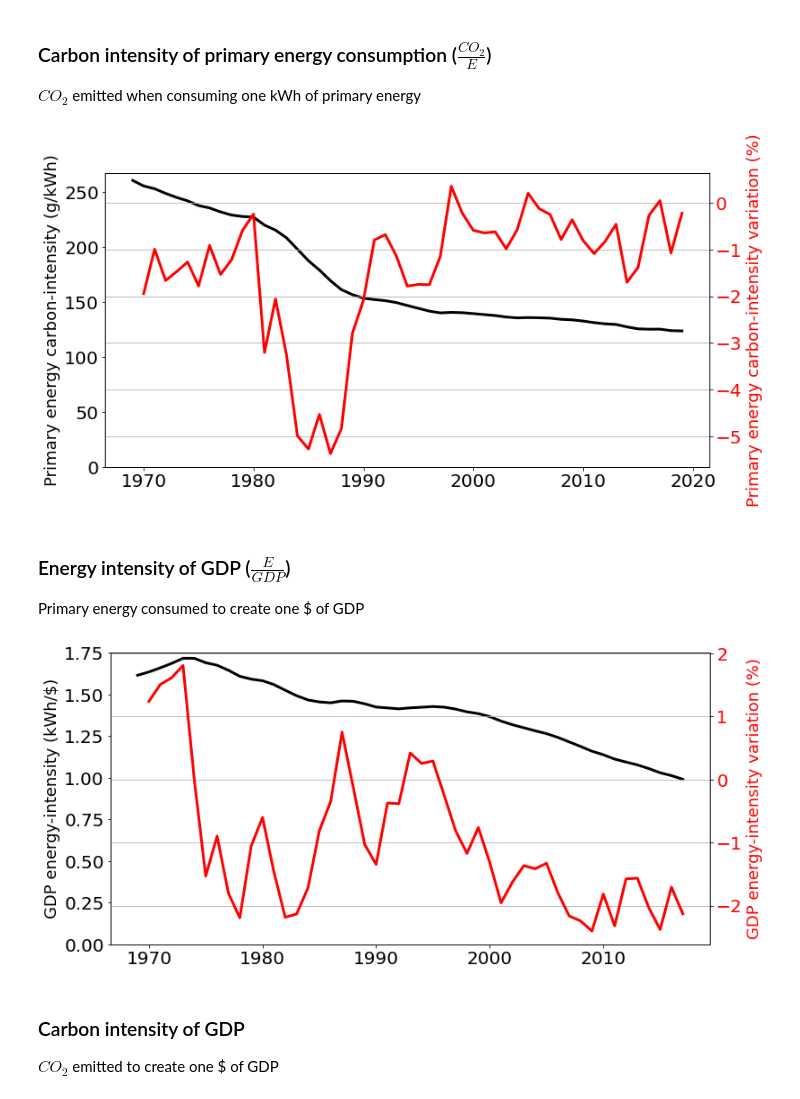
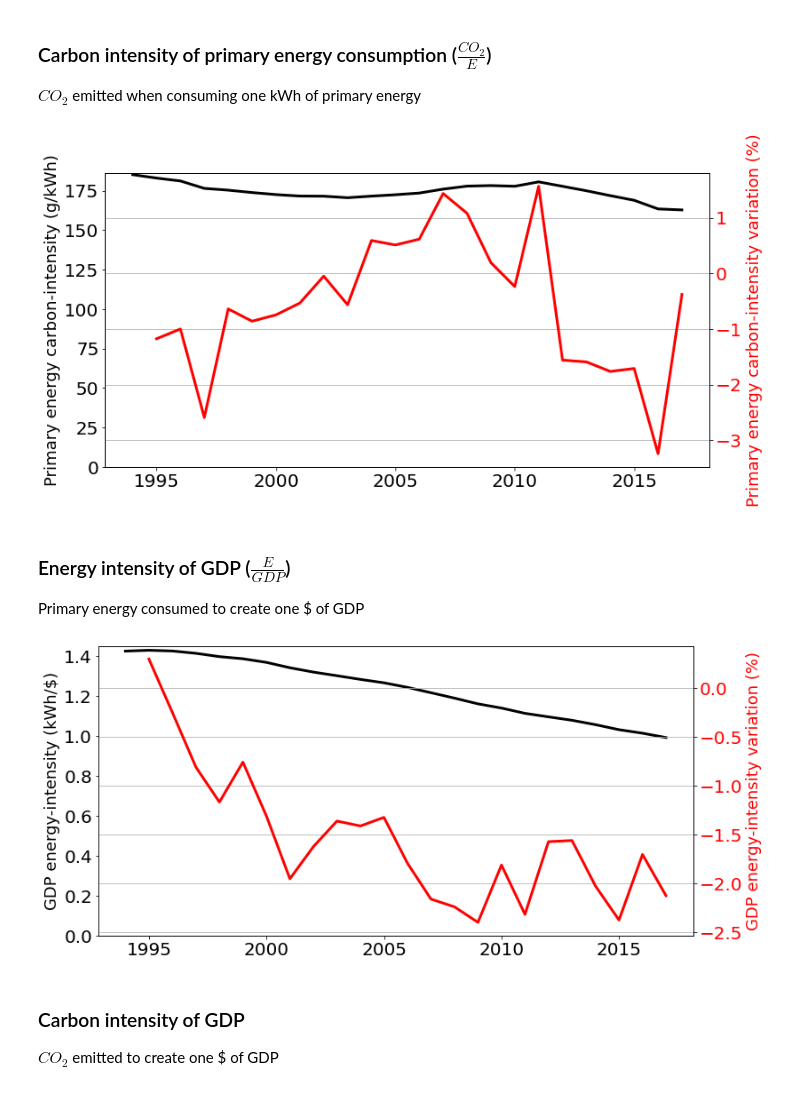
Before and after one commit to thmegy/KayaEquation, a Jupyter notebook: kaya.ipynb, the cells around one changed output. Cells and saved outputs as stored; diff of their text form; code cells hidden in the pictures.

Commit message:
set goal from ipcc data + take imported carbon print into account

```diff
--- a/kaya.ipynb
+++ b/kaya.ipynb
@@ -74,38 +75,50 @@ def plotEvolution(df1, df2, var, unit, var_nom, var_denom, rolling_period=5, goa
 ## Data preparation
 # %%
 df_co2 = pd.read_csv('input/annual-co2-emissions-per-country.csv')
+df_co2_trade = pd.read_csv('input/imported-or-exported-co-emissions-per-capita.csv')
 df_e = pd.read_csv('input/primary-energy-cons.csv')
 df_pop = pd.read_csv('input/population-of-all-world-regions-including-the-un-projection-until-2100.csv')
 df_gdp = pd.read_csv('input/gross-domestic-product.csv')
+# %%
+df_merge = pd.merge(df_co2, df_co2_trade, on=['Entity','Year','Code'])
+df_merge = pd.merge(df_merge, df_pop, on=['Entity','Year','Code'])
+df_merge = pd.merge(df_merge, df_e, on=['Entity','Year','Code'])
+df_merge = pd.merge(df_merge, df_gdp, on=['Entity','Year','Code'])
 # %%
-df_co2['Annual CO2 emissions'] = df_co2['Annual CO2 emissions'] * 10**6 # change unit from t to g
-df_e['Primary energy consumption (kWh)'] = df_e['Primary energy consumption (TWh)'] * 10**9
+# compute co2 print = territorial emissions + imports - exports
+df_merge['Annual CO2 emissions'] = (df_merge['Annual CO2 emissions'] +
+                                    df_merge['Annual CO2 emissions embedded in trade (per capita)'] *
+                                    df_merge['Estimates, 1950 - 2020: Total population by broad age group, both sexes combined (thousands) - Total']
+                                   )
+df_merge['Annual CO2 emissions'] = df_merge['Annual CO2 emissions'] * 10**6 # change unit from t to g
+df_merge['Primary energy consumption (kWh)'] = df_merge['Primary energy consumption (TWh)'] * 10**9
 # %% [markdown]
 ## Data visualisation
 # %%
 country = 'France'
-df_co2_country = selectCountry(df_co2, country)
-df_e_country = selectCountry(df_e, country)
-df_pop_country = selectCountry(df_pop, country)
-df_gdp_country = selectCountry(df_gdp, country)
+df_merge_country = selectCountry(df_merge, country)
+#df_co2_country = selectCountry(df_co2, country)
+#df_e_country = selectCountry(df_e, country)
+#df_pop_country = selectCountry(df_pop, country)
+#df_gdp_country = selectCountry(df_gdp, country)
 # %% [markdown]
 ### Carbon intensity of primary energy consumption ($\frac{CO_2}{E}$)
 
 $CO_2$ emitted when consuming one kWh of primary energy
 # %%
-plotEvolution(df_co2_country, df_e_country, 'Primary energy carbon-intensity',
+plotEvolution(df_merge_country, 'Primary energy carbon-intensity',
              'g/kWh', 'Annual CO2 emissions', 'Primary energy consumption (kWh)')
 # %% [output]
-[figure, old version]
+[figure, new version]
 # %% [markdown]
 ### Energy intensity of GDP ($\frac{E}{GDP}$)
 
 Primary energy consumed to create one $ of GDP
 # %%
-plotEvolution(df_e_country, df_gdp_country, 'GDP energy-intensity', 'kWh/$',
+plotEvolution(df_merge_country, 'GDP energy-intensity', 'kWh/$',
               'Primary energy consumption (kWh)', 'GDP (constant 2010 US$)')
 # %% [output]
-[figure, old version]
+[figure, new version]
 # %% [markdown]
 ### Carbon intensity of GDP
 
```
Also changed, not shown: parts of 6 cells of this notebook.
